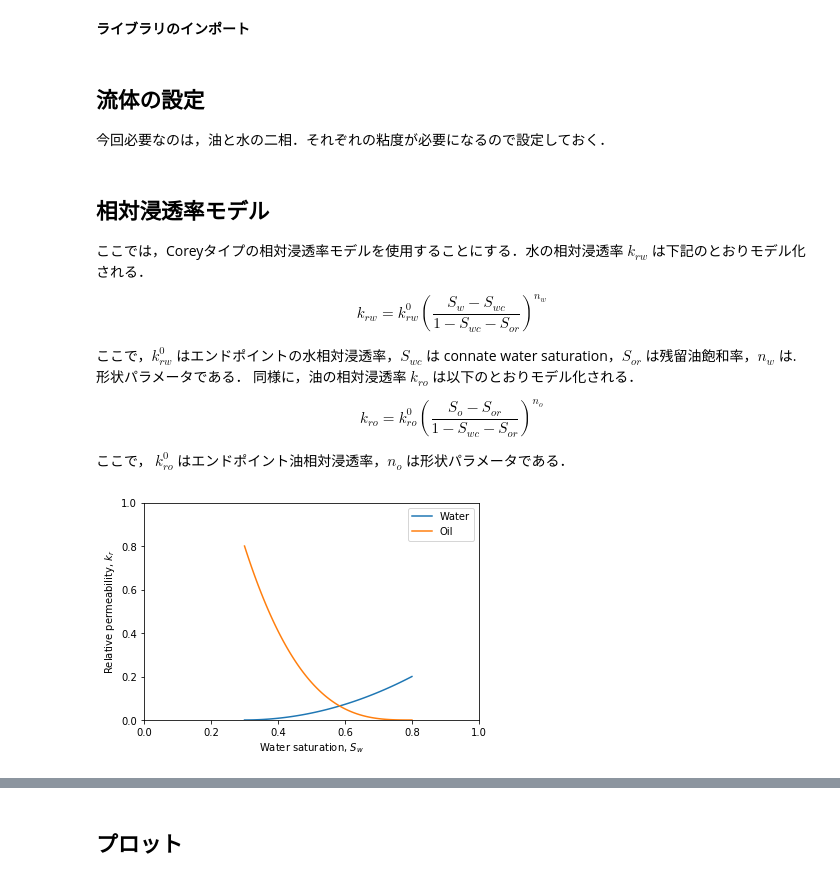
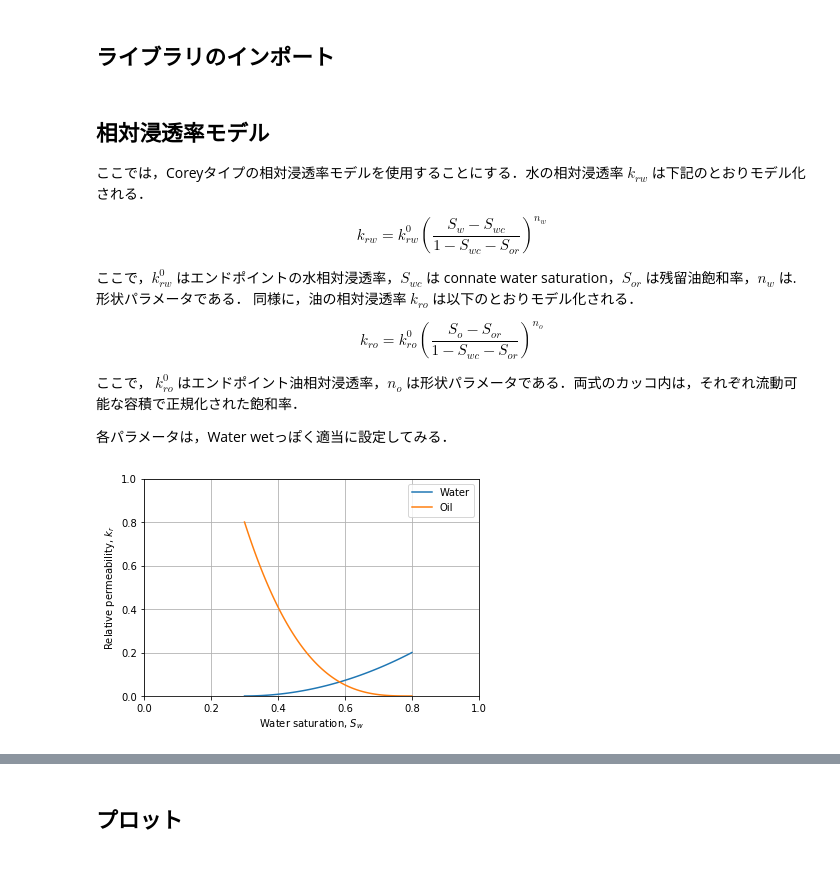
Before and after one commit to mayuneko-re/notebook, a Jupyter notebook: Buckley_Leverett_Basic.ipynb, the cells around one changed output, grey strips where cells are left out. Saved outputs shown, nothing was run; the diff lists cells and outputs as text; code cells hidden in the pictures.

```diff
--- a/Buckley_Leverett_Basic.ipynb
+++ b/Buckley_Leverett_Basic.ipynb
@@ -28,12 +27,8 @@ $$t_D = \int_0^t \frac{u}{\phi L} dt = \frac{qt}{V_p}$$
 *   Buckley S and Leverett M, *Mechanism of Fluid Displacement in Sands*, 1941.
 *   Welge H, *A Simplified Method for Computing Oil Recovery by Gas or Water Drive*, 1952.
 # %% [markdown]
-**ライブラリのインポート**
+## ライブラリのインポート
 # %%
 import numpy as np
 from scipy import interpolate
 import matplotlib.pyplot as plt
-# %% [markdown]
-## 流体の設定
-
-今回必要なのは，油と水の二相．それぞれの粘度が必要になるので設定しておく．
@@ -56,38 +48,41 @@ $$
 k_{ro} = k_{ro}^0 \left( \frac{S_o - S_{or}}{1 - S_{wc} - S_{or}} \right) ^ {n_o}
 $$
 
-ここで， $k_{ro}^0$ はエンドポイント油相対浸透率，$n_o$ は形状パラメータである．
+ここで， $k_{ro}^0$ はエンドポイント油相対浸透率，$n_o$ は形状パラメータである．両式のカッコ内は，それぞれ流動可能な容積で正規化された飽和率．
+
+各パラメータは，Water wetっぽく適当に設定してみる．
 # %%
 Swc = 0.3 # Vol/Vol, Connate water saturation
 Sor = 0.2 # Vol/Vol, Residual oil saturation
+krw0 = 0.2 # Water endpoint relative permeability at residual oil saturation
+kro0 = 0.8 # Oil endpoint relative permeability at connate water saturation
+nw = 2 # Exponent for water relative permeability
+no = 3 # Exponent for oil relative permeability
 
-# Saturation
-Sw = np.linspace(start=Swc, stop=1-Sor, num = 100) # Water
-So = 1- Sw # Oil
+# Water saturation and normalized water saturation
+Sw = np.linspace(start=Swc, stop=1-Sor, num = 100)
+Swn = (Sw-Swc) / (1-Swc-Sor)
 
-# Normalized saturation
-Swn = np.linspace(start=0, stop=1, num = 100) # Water
-Son = 1- Swn # Oil
-
-# Relative permeability
+# Relative permeability model
 def relperm(Sn, kr0, n):
     kr = kr0 * Sn ** n
     return kr
 
-krw = relperm(Sn=Swn, kr0=0.2, n=2) # Water
-kro = relperm(Sn=Son, kr0=0.8, n=3) # Oil
+krw = relperm(Sn=Swn, kr0=krw0, n=nw) # Water
+kro = relperm(Sn=1-Swn, kr0=kro0, n=no) # Oil
 
-# Plotting
+# Plot
 plt.plot(Sw, krw, label='Water')
 plt.plot(Sw, kro, label='Oil')
 plt.legend()
 plt.xlabel('Water saturation, $S_w$')
 plt.ylabel('Relative permeability, $k_r$')
 plt.xlim(0, 1)
 plt.ylim(0, 1)
+plt.grid()
 plt.show()
 # %% [output]
-[figure, old version]
+[figure, new version]
 # %% [markdown]
 ## フラクショナルフロー
 
```
Also changed, not shown: parts of 17 cells of this notebook.
